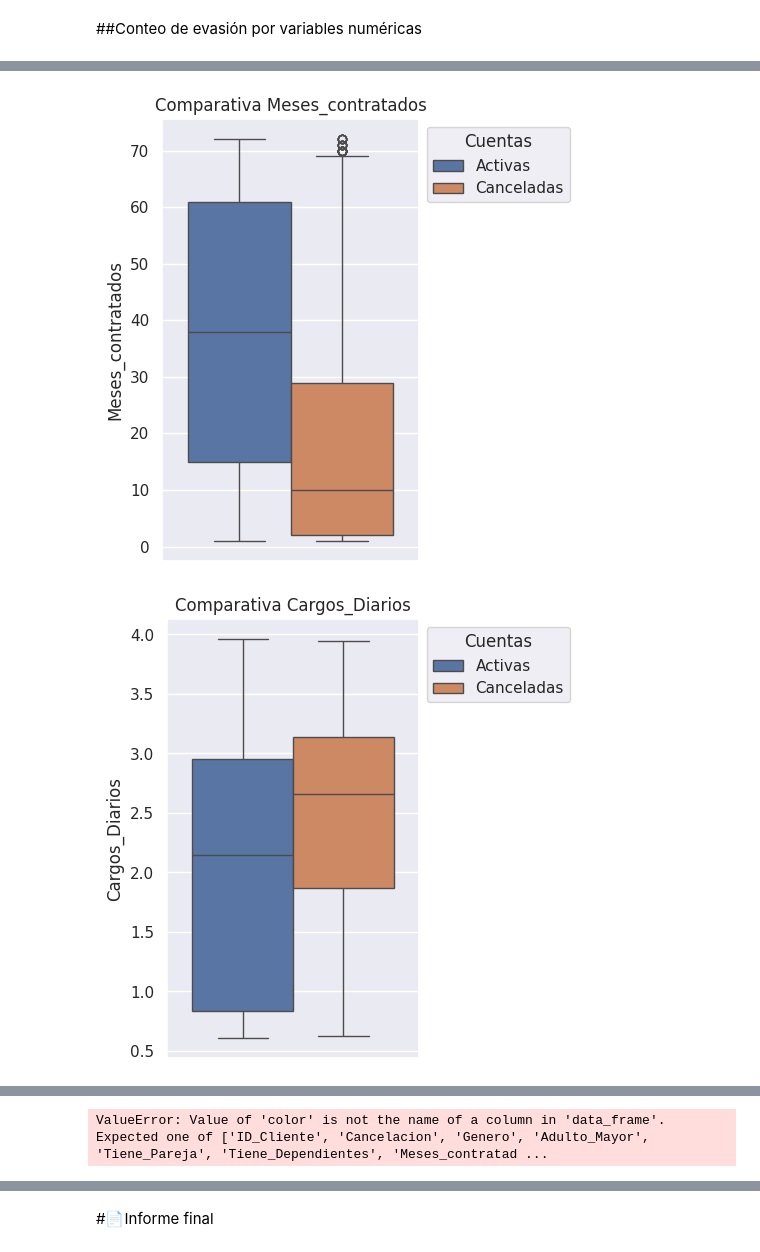
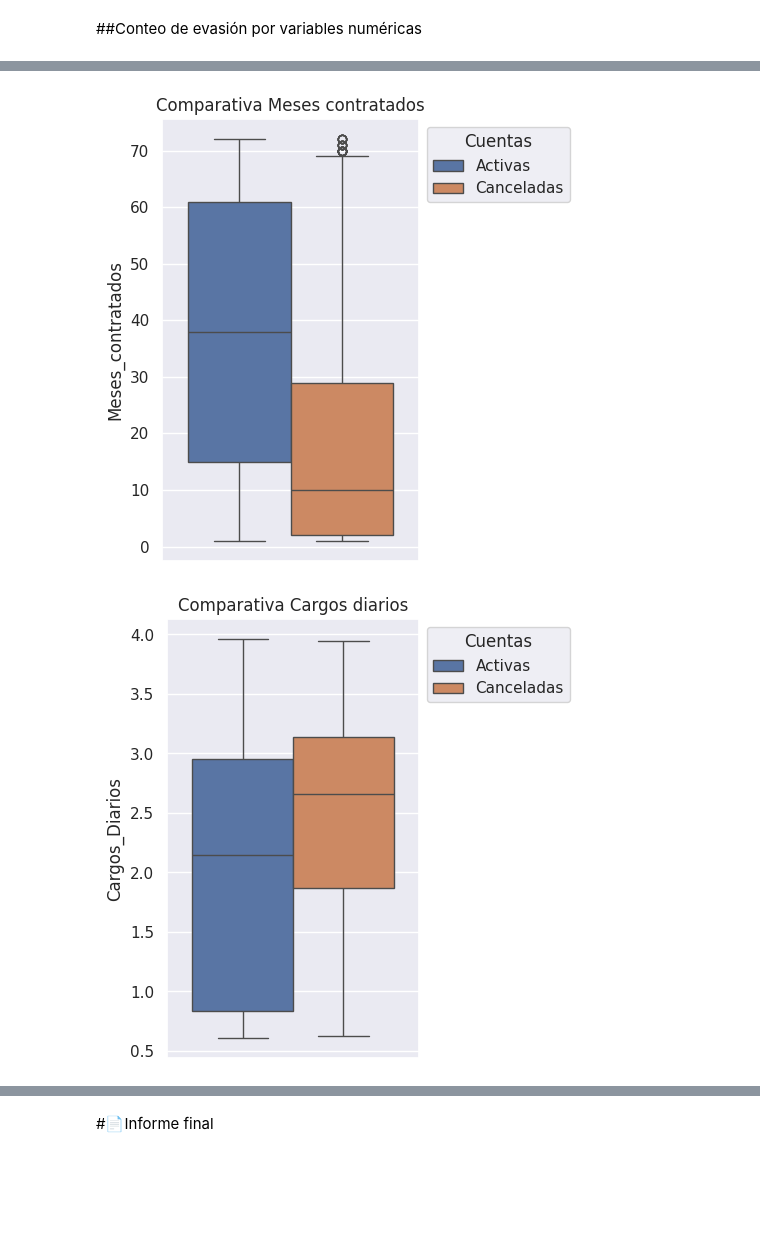
Before and after one commit to Emmanuel2000x/TelecomX, a Jupyter notebook: TelecomX_LATAM.ipynb, the cells around one changed output, grey strips where cells are left out. Drawn from its saved outputs; the diff is of its cells as text; code cells hidden in the pictures; blank space fills up the shorter version.

```diff
--- a/TelecomX_LATAM.ipynb
+++ b/TelecomX_LATAM.ipynb
@@ -396,3 +398,15 @@ categories_var = ['Genero', 'Adulto_Mayor', 'Tiene_Pareja','Tiene_Dependientes',
 categories_chart(mod_DF,categories_var)
 # %% [output]
 [figure]
+# %%
+def analisis_numerico(df, columna):
+    df_temp = df.copy()
+    cruzado = pd.crosstab(df_temp[columna], df_temp['Cancelacion'], normalize='index') * 100
+
+    print(f'\nAnálisis para: {columna}')
+    print(cruzado.round(1))
+    return cruzado
+
+resultados_binarios = {}
+for col in categories_var:
+    resultados_binarios[col] = analisis_numerico(mod_DF, col)
@@ -427,13 +435,12 @@ max                72.00            3.94            118.35         8684.80
 # %%
 #sns.boxplot(mod_DF,x='Cancelacion',y='Cargos_Mensuales')
-
 for col in numeric_var:
     plt.figure(figsize=(5, 5))
     sns.boxplot(data=mod_DF, y=col, hue='Cancelacion')
-    plt.title(f'Comparativa {col}')
+    plt.title(f'Comparativa {col.replace("_", " ").capitalize()}',fontsize = 12)
     plt.legend(['Activas', 'Canceladas'],title='Cuentas', loc='upper left', bbox_to_anchor=(1, 1))
     plt.tight_layout()
     plt.show()
 # %% [output]
-[figure, old version]
+[figure, new version]
-[figure, old version]
+[figure, new version]
@@ -442,26 +448,0 @@ for col in numeric_var:
-# %%
-import plotly.express as px
-
-# Crear un gráfico por cada variable
-for var in numeric_var:
-    fig = px.box(
-        mod_DF,
-        x='Cancelacion',
-        y=var,
-        color='Estado',
-        color_discrete_map={'Activo': '#2A5CAA', 'Baja': '#D62728'},
-        points='all',
-        title=f'Distribución de {var} por Estado'
-    )
-
-    fig.update_traces(jitter=0.3, marker_opacity=0.4)
-    fig.update_layout(
-        font=dict(family="Fira Code", size=14),
-        yaxis_title=var,
-        xaxis_title="Estado",
-        boxmode='group',
-        showlegend=False
-    )
-    fig.show()
-# %% [output]
-ValueError: Value of 'color' is not the name of a column in 'data_frame'. Expected one of ['ID_Cliente', 'Cancelacion', 'Genero', 'Adulto_Mayor', 'Tiene_Pareja', 'Tiene_Dependientes', 'Meses_contratad ...
```
Also changed, not shown: parts of 9 cells of this notebook.
